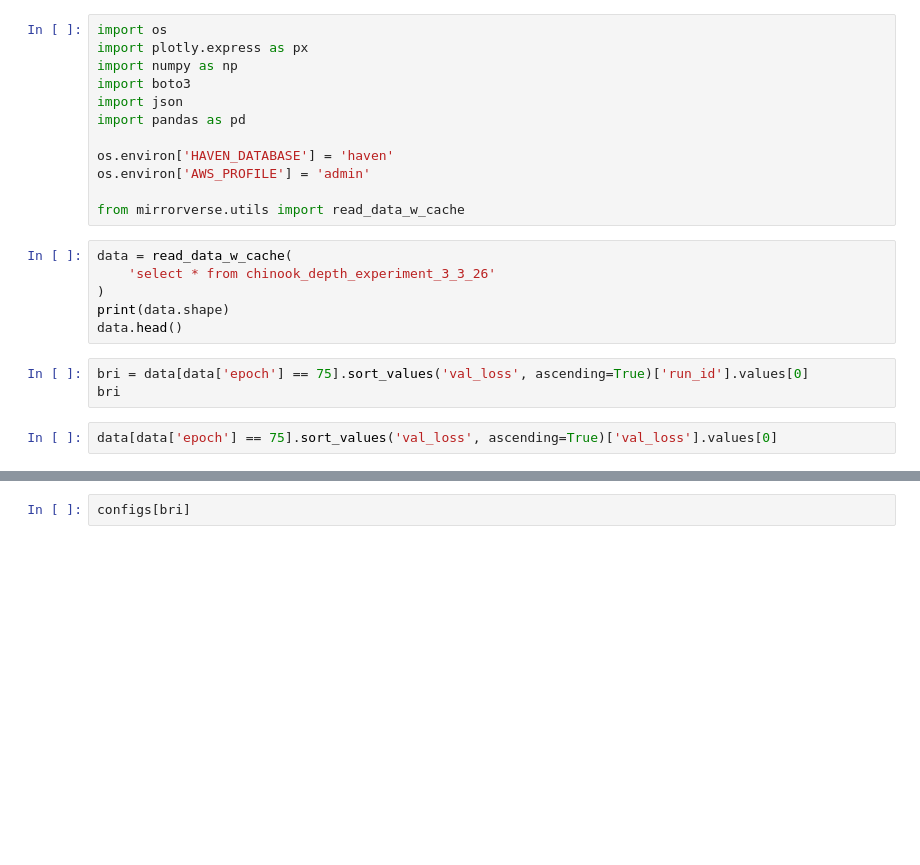
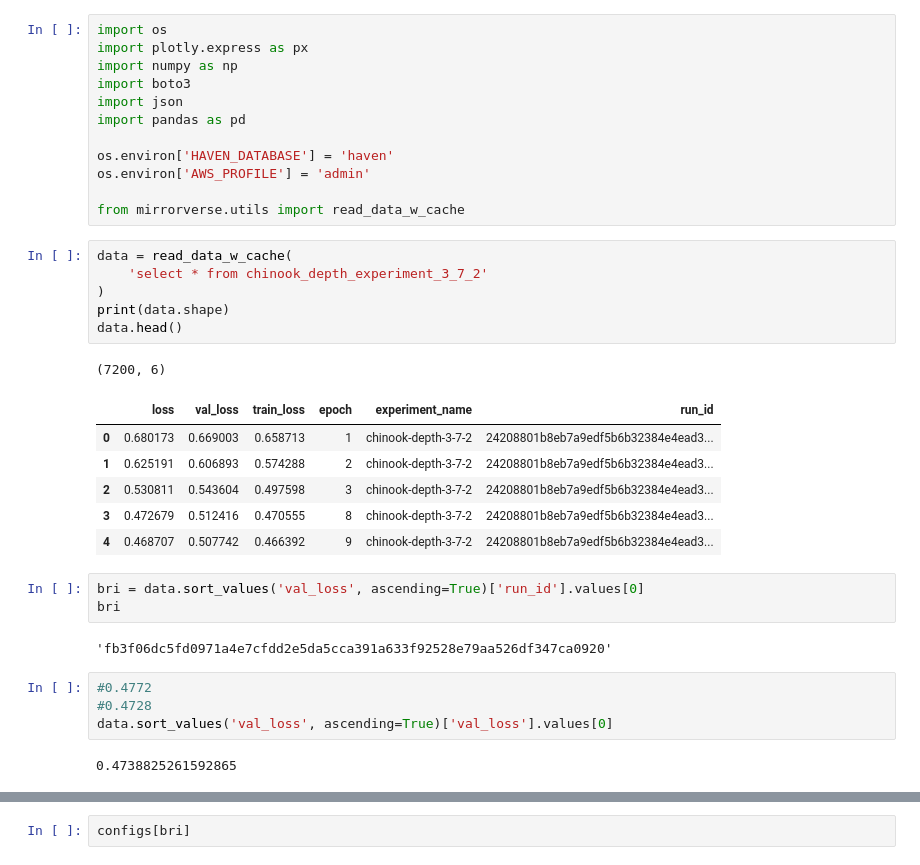
Before and after one commit to networkearth/mirrorverse, a Jupyter notebook: models/depth_model_v2/models/Models.ipynb, the cells around one changed output, grey strips where cells are left out. Drawn from its saved outputs; the diff is of its cells as text; blank space fills up the shorter version.

```diff
--- a/models/depth_model_v2/models/Models.ipynb
+++ b/models/depth_model_v2/models/Models.ipynb
@@ -12,14 +12,28 @@ os.environ['AWS_PROFILE'] = 'admin'
 from mirrorverse.utils import read_data_w_cache
 # %%
 data = read_data_w_cache(
-    'select * from chinook_depth_experiment_3_3_26'
+    'select * from chinook_depth_experiment_3_7_2'
 )
 print(data.shape)
 data.head()
+# %% [output]
+(7200, 6)
+|  | loss | val_loss | train_loss | epoch | experiment_name | run_id |
+| 0 | 0.680173 | 0.669003 | 0.658713 | 1 | chinook-depth-3-7-2 | 24208801b8eb7a9edf5b6b32384e4ead3... |
+| 1 | 0.625191 | 0.606893 | 0.574288 | 2 | chinook-depth-3-7-2 | 24208801b8eb7a9edf5b6b32384e4ead3... |
+| 2 | 0.530811 | 0.543604 | 0.497598 | 3 | chinook-depth-3-7-2 | 24208801b8eb7a9edf5b6b32384e4ead3... |
+| 3 | 0.472679 | 0.512416 | 0.470555 | 8 | chinook-depth-3-7-2 | 24208801b8eb7a9edf5b6b32384e4ead3... |
+| 4 | 0.468707 | 0.507742 | 0.466392 | 9 | chinook-depth-3-7-2 | 24208801b8eb7a9edf5b6b32384e4ead3... |
 # %%
-bri = data[data['epoch'] == 75].sort_values('val_loss', ascending=True)['run_id'].values[0]
+bri = data.sort_values('val_loss', ascending=True)['run_id'].values[0]
 bri
+# %% [output]
+'fb3f06dc5fd0971a4e7cfdd2e5da5cca391a633f92528e79aa526df347ca0920'
 # %%
-data[data['epoch'] == 75].sort_values('val_loss', ascending=True)['val_loss'].values[0]
+#0.4772
+#0.4728
+data.sort_values('val_loss', ascending=True)['val_loss'].values[0]
+# %% [output]
+0.4738825261592865
 # %%
 px.line(data[data['epoch'] <= 75].sort_values(['run_id', 'epoch']), x='epoch', y='train_loss', color='run_id')
```
Also changed, not shown: parts of 5 cells of this notebook, 37 other files.
